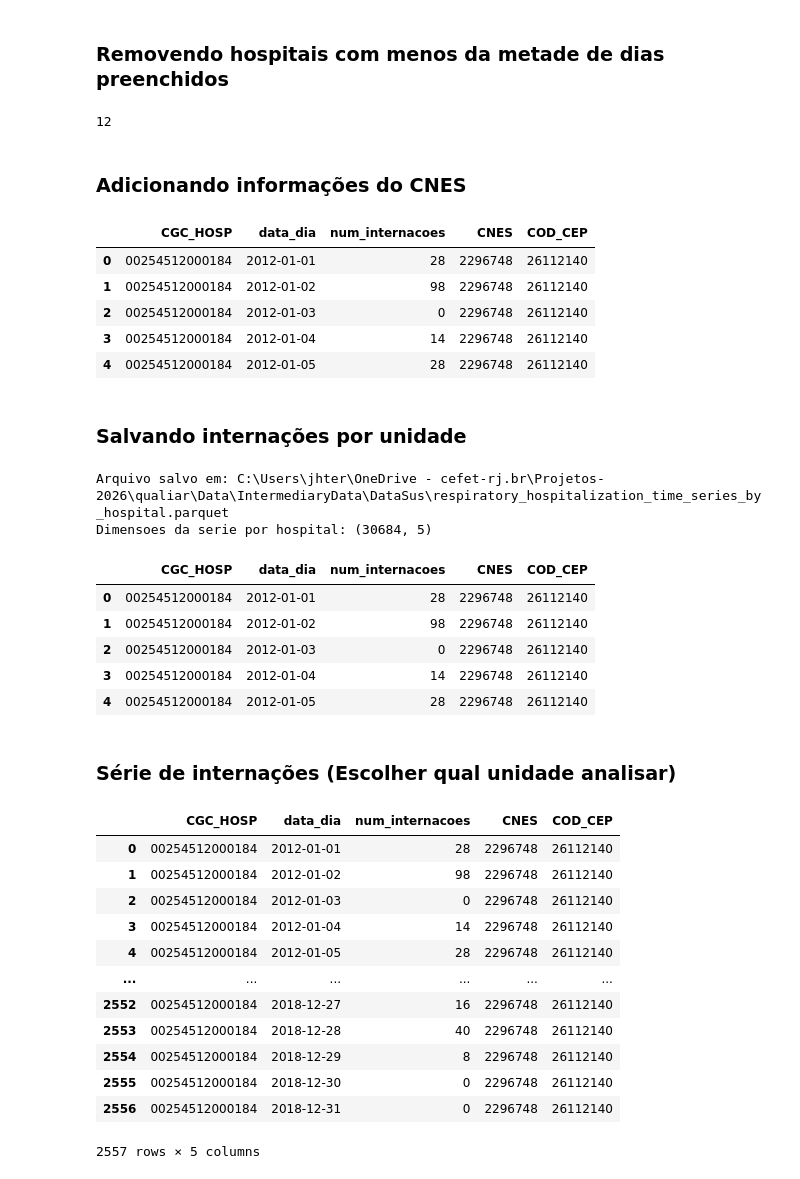
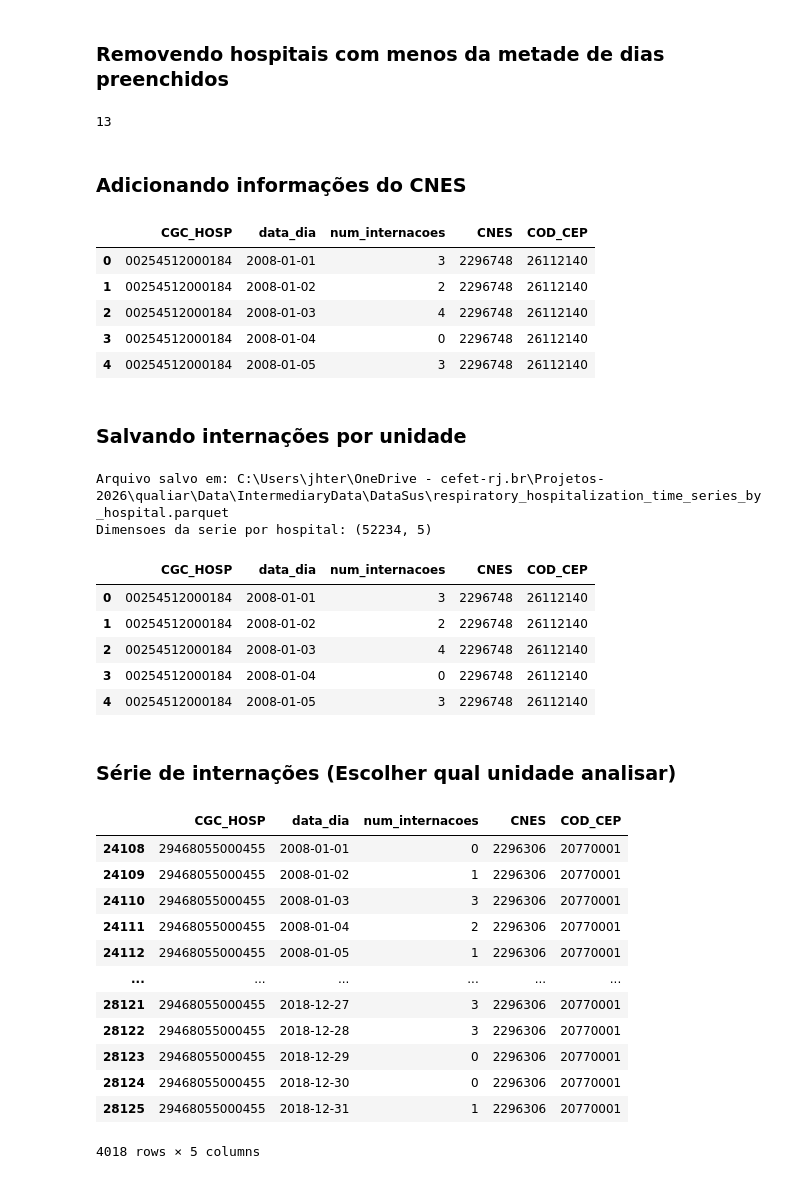
Before and after one commit to AILAB-CEFET-RJ/qualiar, a Jupyter notebook: Code/2 - TreatRawData/DataSus/treat_raw_hospitalizations.ipynb, the cells around one changed output. Drawn from its saved outputs; the diff is of its cells as text; code cells hidden in the pictures.

```diff
--- a/Code/2 - TreatRawData/DataSus/treat_raw_hospitalizations.ipynb
+++ b/Code/2 - TreatRawData/DataSus/treat_raw_hospitalizations.ipynb
@@ -21,7 +21,7 @@ import seaborn as sns
 from scipy.stats import linregress
 import re
 # %%
-INTERNACOES_ANOS_INTERESSE = range(2012, 2019)
+INTERNACOES_ANOS_INTERESSE = range(2008, 2019)
 
 ANOS_ESTABELECIMENTOS = range(2012, 2019)
 
@@ -31,7 +31,7 @@ URL_ESTABELECIMENTOS = (
     "estabelecimento_saude_rj_{ano}.parquet"
 )
 
-URL_INTERNACOES = ("https://raw.githubusercontent.com/AILAB-CEFET-RJ/qualiar/refs/heads/Refactoring-And-Documentation/Data/RawData/DataSus/dados_filtrados_{ano}.parquet")
+URL_INTERNACOES = ("https://raw.githubusercontent.com/AILAB-CEFET-RJ/qualiar/refs/heads/Refactoring-And-Documentation/Data/RawData/DataSus/teste/dados_filtrados_{ano}.parquet")
 # %% [markdown]
 #### Funções auxiliares
 # %%
@@ -94,7 +94,7 @@ Dimensão consolidada de estabelecimentos: (686201, 6)
 # %% [markdown]
 ### Dados das internações (SIH)
 # %%
-anos = range(2012, 2026)
+anos = range(2008, 2026)
 
 dfs = []
 for ano in anos:
@@ -272,8 +305,0 @@ First 5 rows of filtered data:
-# %%
-sus_filtrado = sus_filtrado[
-    sus_filtrado['CGC_HOSP'].notna()
-    & (sus_filtrado['CGC_HOSP'] != '')
-].copy()
-
-print("Dimensões após limpeza de data e CGC_HOSP:", sus_filtrado.shape)
-display(sus_filtrado.head())
@@ -552,7 +570,7 @@ internacoes_diario_hospital = internacoes_diario_hospital[internacoes_diario_hos
 
 display(internacoes_diario_hospital['CGC_HOSP'].nunique())
 # %% [output]
-12
+13
 # %% [markdown]
 ### Adicionando informações do CNES
 # %%
@@ -581,11 +599,11 @@ internacoes_diario_hospital = internacoes_diario_hospital.merge(
 display(internacoes_diario_hospital.head())
 # %% [output]
 |  | CGC_HOSP | data_dia | num_internacoes | CNES | COD_CEP |
-| 0 | 00254512000184 | 2012-01-01 | 28 | 2296748 | 26112140 |
-| 1 | 00254512000184 | 2012-01-02 | 98 | 2296748 | 26112140 |
-| 2 | 00254512000184 | 2012-01-03 | 0 | 2296748 | 26112140 |
-| 3 | 00254512000184 | 2012-01-04 | 14 | 2296748 | 26112140 |
-| 4 | 00254512000184 | 2012-01-05 | 28 | 2296748 | 26112140 |
+| 0 | 00254512000184 | 2008-01-01 | 3 | 2296748 | 26112140 |
+| 1 | 00254512000184 | 2008-01-02 | 2 | 2296748 | 26112140 |
+| 2 | 00254512000184 | 2008-01-03 | 4 | 2296748 | 26112140 |
+| 3 | 00254512000184 | 2008-01-04 | 0 | 2296748 | 26112140 |
+| 4 | 00254512000184 | 2008-01-05 | 3 | 2296748 | 26112140 |
 # %% [markdown]
 ### Salvando internações por unidade
 # %%
@@ -601,33 +619,33 @@ print(f'Dimensoes da serie por hospital: {internacoes_diario_hospital.shape}')
 display(internacoes_diario_hospital.head())
 # %% [output]
 Arquivo salvo em: C:\Users\jhter\OneDrive - cefet-rj.br\Projetos-2026\qualiar\Data\IntermediaryData\DataSus\respiratory_hospitalization_time_series_by_hospital.parquet
-Dimensoes da serie por hospital: (30684, 5)
+Dimensoes da serie por hospital: (52234, 5)
 |  | CGC_HOSP | data_dia | num_internacoes | CNES | COD_CEP |
-| 0 | 00254512000184 | 2012-01-01 | 28 | 2296748 | 26112140 |
-| 1 | 00254512000184 | 2012-01-02 | 98 | 2296748 | 26112140 |
-| 2 | 00254512000184 | 2012-01-03 | 0 | 2296748 | 26112140 |
-| 3 | 00254512000184 | 2012-01-04 | 14 | 2296748 | 26112140 |
-| 4 | 00254512000184 | 2012-01-05 | 28 | 2296748 | 26112140 |
+| 0 | 00254512000184 | 2008-01-01 | 3 | 2296748 | 26112140 |
+| 1 | 00254512000184 | 2008-01-02 | 2 | 2296748 | 26112140 |
+| 2 | 00254512000184 | 2008-01-03 | 4 | 2296748 | 26112140 |
+| 3 | 00254512000184 | 2008-01-04 | 0 | 2296748 | 26112140 |
+| 4 | 00254512000184 | 2008-01-05 | 3 | 2296748 | 26112140 |
 # %% [markdown]
 ### Série de internações (Escolher qual unidade analisar)
 # %%
-internacoes_diario_hospital_grafico = internacoes_diario_hospital[internacoes_diario_hospital['CNES'] == '2296748']
+internacoes_diario_hospital_grafico = internacoes_diario_hospital[internacoes_diario_hospital['CNES'] == '2296306']
 
 internacoes_diario_hospital_grafico
 # %% [output]
 |  | CGC_HOSP | data_dia | num_internacoes | CNES | COD_CEP |
-| 0 | 00254512000184 | 2012-01-01 | 28 | 2296748 | 26112140 |
-| 1 | 00254512000184 | 2012-01-02 | 98 | 2296748 | 26112140 |
-| 2 | 00254512000184 | 2012-01-03 | 0 | 2296748 | 26112140 |
-| 3 | 00254512000184 | 2012-01-04 | 14 | 2296748 | 26112140 |
-| 4 | 00254512000184 | 2012-01-05 | 28 | 2296748 | 26112140 |
+| 24108 | 29468055000455 | 2008-01-01 | 0 | 2296306 | 20770001 |
+| 24109 | 29468055000455 | 2008-01-02 | 1 | 2296306 | 20770001 |
+| 24110 | 29468055000455 | 2008-01-03 | 3 | 2296306 | 20770001 |
+| 24111 | 29468055000455 | 2008-01-04 | 2 | 2296306 | 20770001 |
+| 24112 | 29468055000455 | 2008-01-05 | 1 | 2296306 | 20770001 |
 | ... | ... | ... | ... | ... | ... |
-| 2552 | 00254512000184 | 2018-12-27 | 16 | 2296748 | 26112140 |
-| 2553 | 00254512000184 | 2018-12-28 | 40 | 2296748 | 26112140 |
-| 2554 | 00254512000184 | 2018-12-29 | 8 | 2296748 | 26112140 |
-| 2555 | 00254512000184 | 2018-12-30 | 0 | 2296748 | 26112140 |
-| 2556 | 00254512000184 | 2018-12-31 | 0 | 2296748 | 26112140 |
+| 28121 | 29468055000455 | 2018-12-27 | 3 | 2296306 | 20770001 |
+| 28122 | 29468055000455 | 2018-12-28 | 3 | 2296306 | 20770001 |
+| 28123 | 29468055000455 | 2018-12-29 | 0 | 2296306 | 20770001 |
+| 28124 | 29468055000455 | 2018-12-30 | 0 | 2296306 | 20770001 |
+| 28125 | 29468055000455 | 2018-12-31 | 1 | 2296306 | 20770001 |
-2557 rows × 5 columns
+4018 rows × 5 columns
 # %%
 sns.set_style("whitegrid")
 plt.figure(figsize=(16, 8))
```
Also changed, not shown: parts of 13 cells of this notebook, 2 other files.
